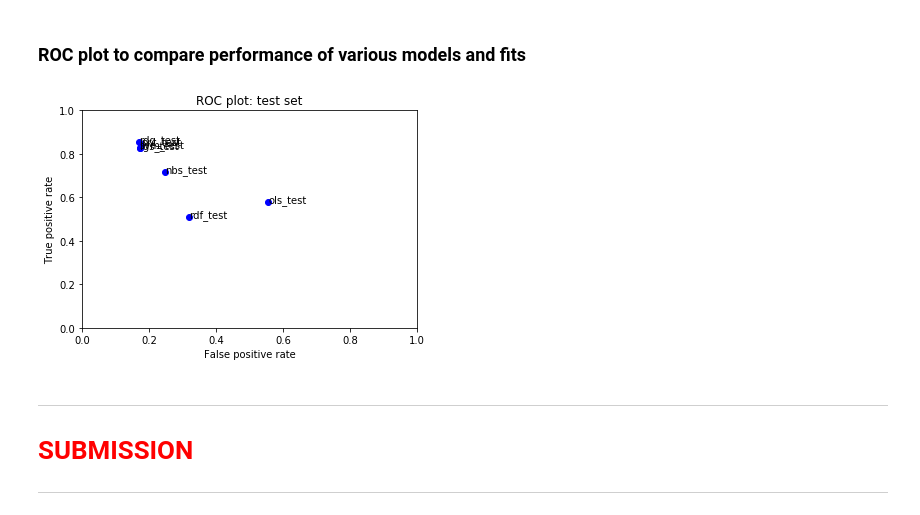
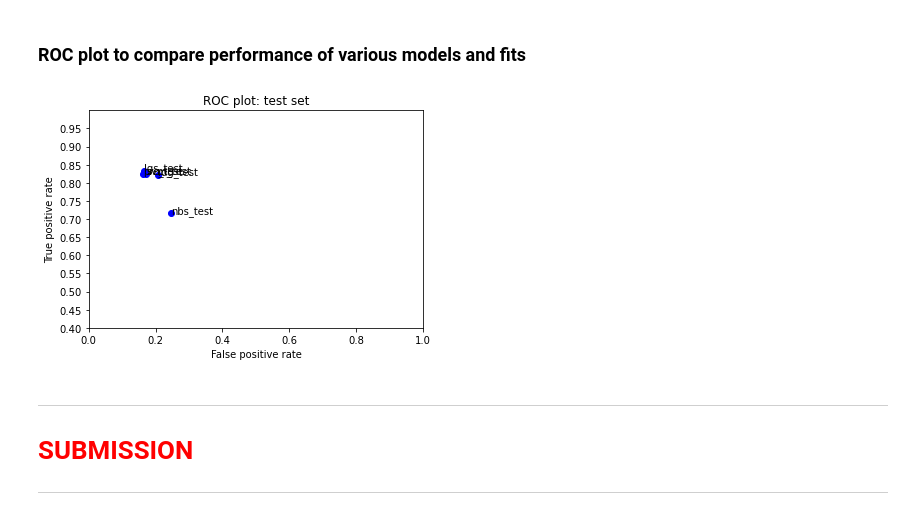
Before and after one commit to muonius/msdv-machine-learning, a Jupyter notebook: movie-review/moviereviews_startercode.ipynb, the cells around one changed output. Cells and saved outputs as stored; diff of their text form; code cells hidden in the pictures.

```diff
--- a/movie-review/moviereviews_first_full_iteration.ipynb
+++ b/movie-review/moviereviews_startercode.ipynb
@@ -364,20 +370,27 @@ print(rdf_performance_test.performance_measures)
 # %% [markdown]
 ### ROC plot to compare performance of various models and fits
 # %%
-fits = [ols_performance_test, svm_performance_test, lgs_performance_test, nbs_performance_test, prc_performance_test, rdg_performance_test, rdf_performance_test]
+# fits =[svm_performance_test, lgs_performance_test, nbs_performance_test, prc_performance_test, rdg_performance_test]
+
+fits = [svm_performance_test, lgs_performance_test, nbs_performance_test, prc_performance_test, rdg_performance_test]
+
+# rdf_performance_test
+# ols_performance_test
+fig = plt.subplots(figsize=(6, 4))
 
 for fit in fits:
     plt.plot(fit.performance_measures['FP'] / fit.performance_measures['Neg'],
              fit.performance_measures['TP'] / fit.performance_measures['Pos'], 'bo')
     plt.text(fit.performance_measures['FP'] / fit.performance_measures['Neg'],
              fit.performance_measures['TP'] / fit.performance_measures['Pos'], fit.desc)
-plt.axis([0, 1, 0, 1])
+plt.axis([0, 1, 0.4, 1])
+plt.yticks(np.arange(0.4, 1, 0.05))
 plt.title('ROC plot: test set')
 plt.xlabel('False positive rate')
 plt.ylabel('True positive rate')
 plt.show()
 # %% [output]
-[figure, old version]
+[figure, new version]
 # %% [markdown]
 ---
 
```
Also changed, not shown: parts of 8 cells of this notebook, 7 other files.
